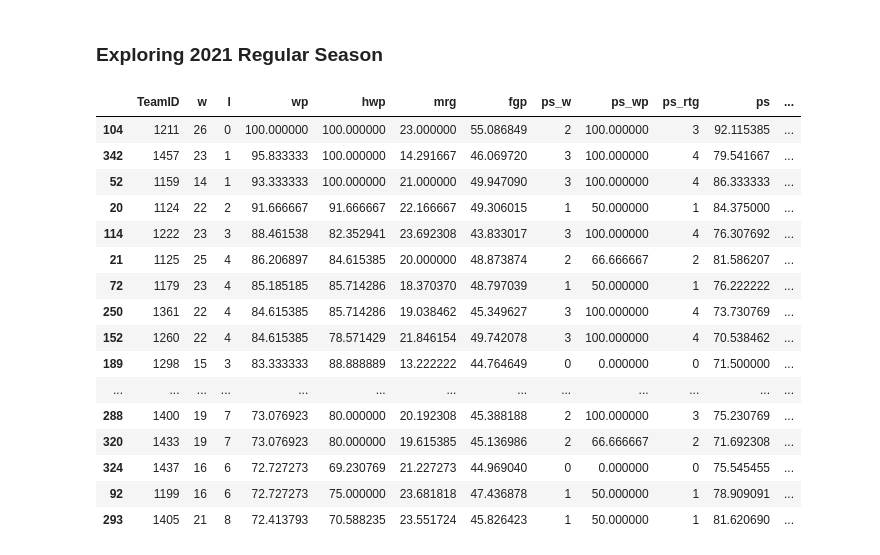
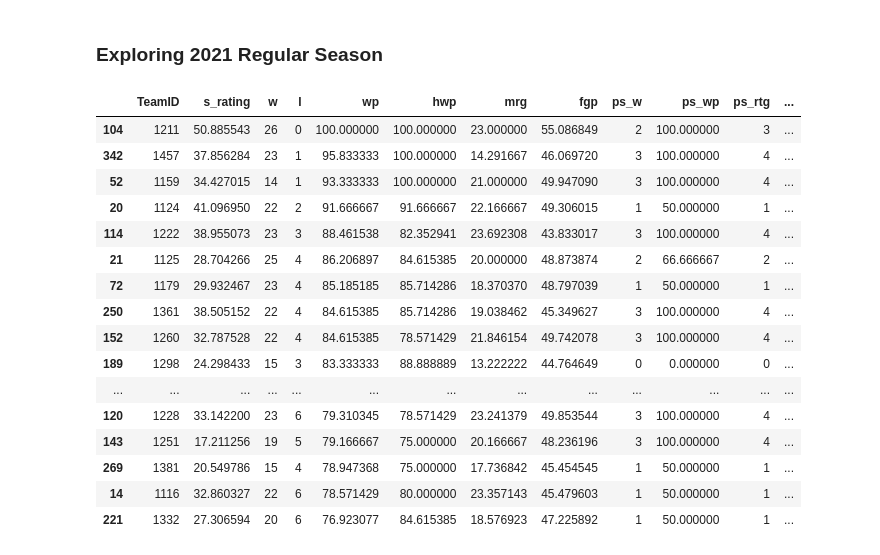
Before and after one commit to ozgunhaznedar/march_madness, a Jupyter notebook: notebooks/OH_regular.ipynb, the cells around one changed output. Cells and saved outputs as stored; diff of their text form; code cells hidden in the pictures.

```diff
--- a/notebooks/OH_regular.ipynb
+++ b/notebooks/OH_regular.ipynb
@@ -394,4 +396,7 @@ df_lt["pf"] = df_lt.pf / df_lt.gp
 df_lt["wp"] = (df_lt.w / df_lt.gp) * 100
 df_lt["fgp"] = (df_lt.fgm / df_lt.fga) * 100
 df_lt["fgp3"] = (df_lt.fgm3 / df_lt.fga3) * 100
+df_lt["ft%"] = (df_lt.ftm / df_lt.fta) * 100
 df_lt["mrg"] = df_lt.ps - df_lt.pa
+df_lt["def"] = df_lt.drb + df_lt.stl + df_lt.blk
+df_lt["off"] = df_lt.orb - df_lt.to
@@ -411,38 +403,59 @@ df_lt["opp_wp"] = opp_wp
+# %%
+# opponent winning percentages
+def opponent_wp_calc(TeamID):
+    try:
+        opponents = df_reg_2021[(df_reg_2021.WTeamID == TeamID)].LTeamID.values
+        opponents = np.append(
+            opponents, df_reg_2021[(df_reg_2021.LTeamID == TeamID)].WTeamID.values
+        )
+        opponents_wp = [df_lt[df_lt.TeamID == x].wp for x in opponents]
+        return np.mean(opponents_wp)
+    except:
+        return 0
+
+
+opp_wp = list(map(opponent_wp_calc, teams_2021))
+df_lt["opp_wp"] = opp_wp
+# %%
+# rating : 100-opp_wp is what is the expected wins for an average team against those opponents.
+# subtracting it from the teams winning percentage gives the teams margin over an average team
+df_lt["s_rating"] = df_lt.wp - (100 - df_lt.opp_wp)
 # %%
 df_lt.sort_values("wp", ascending=False)[
     [
         "TeamID",
+        "s_rating",
         "w",
         "l",
         "wp",
         "hwp",
         "mrg",
         "fgp",
         "ps_w",
         "ps_wp",
         "ps_rtg",
         "ps",
         "pa",
         "psw",
         "psl",
         "opp_wp",
     ]
-].head(40)
+].head(20)
 # %% [output]
-|  | TeamID | w | l | wp | hwp | mrg | fgp | ps_w | ps_wp | ps_rtg | ps | ... |
-| 104 | 1211 | 26 | 0 | 100.000000 | 100.000000 | 23.000000 | 55.086849 | 2 | 100.000000 | 3 | 92.115385 | ... |
-| 342 | 1457 | 23 | 1 | 95.833333 | 100.000000 | 14.291667 | 46.069720 | 3 | 100.000000 | 4 | 79.541667 | ... |
-| 52 | 1159 | 14 | 1 | 93.333333 | 100.000000 | 21.000000 | 49.947090 | 3 | 100.000000 | 4 | 86.333333 | ... |
-| 20 | 1124 | 22 | 2 | 91.666667 | 91.666667 | 22.166667 | 49.306015 | 1 | 50.000000 | 1 | 84.375000 | ... |
-| 114 | 1222 | 23 | 3 | 88.461538 | 82.352941 | 23.692308 | 43.833017 | 3 | 100.000000 | 4 | 76.307692 | ... |
-| 21 | 1125 | 25 | 4 | 86.206897 | 84.615385 | 20.000000 | 48.873874 | 2 | 66.666667 | 2 | 81.586207 | ... |
-| 72 | 1179 | 23 | 4 | 85.185185 | 85.714286 | 18.370370 | 48.797039 | 1 | 50.000000 | 1 | 76.222222 | ... |
-| 250 | 1361 | 22 | 4 | 84.615385 | 85.714286 | 19.038462 | 45.349627 | 3 | 100.000000 | 4 | 73.730769 | ... |
-| 152 | 1260 | 22 | 4 | 84.615385 | 78.571429 | 21.846154 | 49.742078 | 3 | 100.000000 | 4 | 70.538462 | ... |
-| 189 | 1298 | 15 | 3 | 83.333333 | 88.888889 | 13.222222 | 44.764649 | 0 | 0.000000 | 0 | 71.500000 | ... |
+|  | TeamID | s_rating | w | l | wp | hwp | mrg | fgp | ps_w | ps_wp | ps_rtg | ... |
+| 104 | 1211 | 50.885543 | 26 | 0 | 100.000000 | 100.000000 | 23.000000 | 55.086849 | 2 | 100.000000 | 3 | ... |
+| 342 | 1457 | 37.856284 | 23 | 1 | 95.833333 | 100.000000 | 14.291667 | 46.069720 | 3 | 100.000000 | 4 | ... |
+| 52 | 1159 | 34.427015 | 14 | 1 | 93.333333 | 100.000000 | 21.000000 | 49.947090 | 3 | 100.000000 | 4 | ... |
+| 20 | 1124 | 41.096950 | 22 | 2 | 91.666667 | 91.666667 | 22.166667 | 49.306015 | 1 | 50.000000 | 1 | ... |
+| 114 | 1222 | 38.955073 | 23 | 3 | 88.461538 | 82.352941 | 23.692308 | 43.833017 | 3 | 100.000000 | 4 | ... |
+| 21 | 1125 | 28.704266 | 25 | 4 | 86.206897 | 84.615385 | 20.000000 | 48.873874 | 2 | 66.666667 | 2 | ... |
+| 72 | 1179 | 29.932467 | 23 | 4 | 85.185185 | 85.714286 | 18.370370 | 48.797039 | 1 | 50.000000 | 1 | ... |
+| 250 | 1361 | 38.505152 | 22 | 4 | 84.615385 | 85.714286 | 19.038462 | 45.349627 | 3 | 100.000000 | 4 | ... |
+| 152 | 1260 | 32.787528 | 22 | 4 | 84.615385 | 78.571429 | 21.846154 | 49.742078 | 3 | 100.000000 | 4 | ... |
+| 189 | 1298 | 24.298433 | 15 | 3 | 83.333333 | 88.888889 | 13.222222 | 44.764649 | 0 | 0.000000 | 0 | ... |
 | ... | ... | ... | ... | ... | ... | ... | ... | ... | ... | ... | ... | ... |
-| 288 | 1400 | 19 | 7 | 73.076923 | 80.000000 | 20.192308 | 45.388188 | 2 | 100.000000 | 3 | 75.230769 | ... |
-| 320 | 1433 | 19 | 7 | 73.076923 | 80.000000 | 19.615385 | 45.136986 | 2 | 66.666667 | 2 | 71.692308 | ... |
-| 324 | 1437 | 16 | 6 | 72.727273 | 69.230769 | 21.227273 | 44.969040 | 0 | 0.000000 | 0 | 75.545455 | ... |
-| 92 | 1199 | 16 | 6 | 72.727273 | 75.000000 | 23.681818 | 47.436878 | 1 | 50.000000 | 1 | 78.909091 | ... |
-| 293 | 1405 | 21 | 8 | 72.413793 | 70.588235 | 23.551724 | 45.826423 | 1 | 50.000000 | 1 | 81.620690 | ... |
+| 120 | 1228 | 33.142200 | 23 | 6 | 79.310345 | 78.571429 | 23.241379 | 49.853544 | 3 | 100.000000 | 4 | ... |
+| 143 | 1251 | 17.211256 | 19 | 5 | 79.166667 | 75.000000 | 20.166667 | 48.236196 | 3 | 100.000000 | 4 | ... |
+| 269 | 1381 | 20.549786 | 15 | 4 | 78.947368 | 75.000000 | 17.736842 | 45.454545 | 1 | 50.000000 | 1 | ... |
+| 14 | 1116 | 32.860327 | 22 | 6 | 78.571429 | 80.000000 | 23.357143 | 45.479603 | 1 | 50.000000 | 1 | ... |
+| 221 | 1332 | 27.306594 | 20 | 6 | 76.923077 | 84.615385 | 18.576923 | 47.225892 | 1 | 50.000000 | 1 | ... |
```
Also changed, not shown: parts of 26 cells of this notebook, 2 other files.
